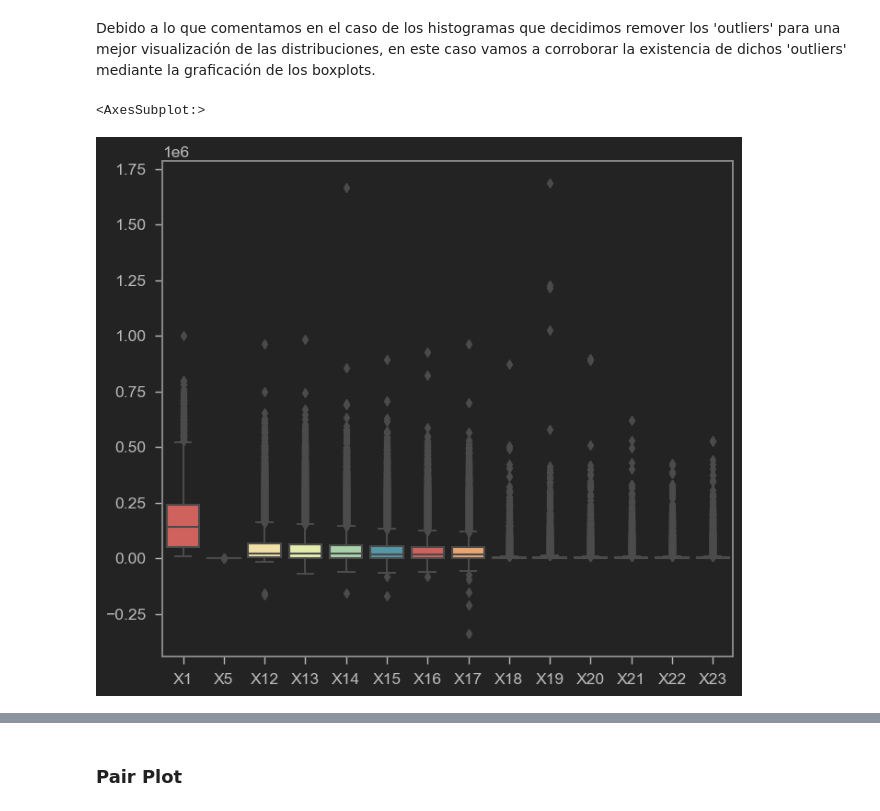
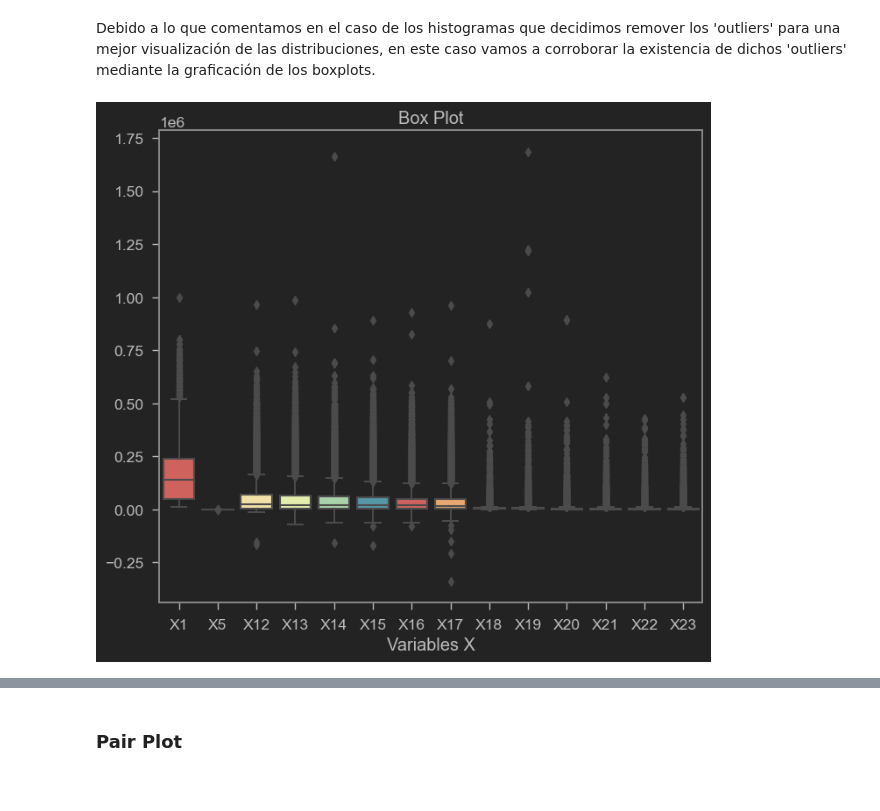
Before and after one commit to PosgradoMNA/actividades-de-aprendizaje-armandoBringas-a01200230, a Jupyter notebook: Activity_week_7/Actividad-6_Visualization/Exploracion_y_visualizacion_de_datos.ipynb, the cells around one changed output, grey strips where cells are left out. Saved outputs shown, nothing was run; the diff lists cells and outputs as text; code cells hidden in the pictures.

```diff
--- a/Activity_week_7/Actividad-6_Visualization/Exploracion_y_visualizacion_de_datos.ipynb
+++ b/Activity_week_7/Actividad-6_Visualization/Exploracion_y_visualizacion_de_datos.ipynb
@@ -489,6 +491,9 @@ Podemos observar en los histogramas que en la mayoría de los casos no se cuenta
 Debido a lo que comentamos en el caso de los histogramas que decidimos remover los 'outliers' para una mejor visualización de las distribuciones, en este caso vamos a corroborar la existencia de dichos 'outliers' mediante la graficación de los boxplots.
 # %%
 sns.boxplot(data=df, palette=sns.color_palette("Spectral"))
+
+plt.title('Box Plot')
+plt.xlabel('Variables X')
+plt.show()
 # %% [output]
-<AxesSubplot:>
-[figure, old version]
+[figure, new version]
```
Also changed, not shown: parts of 13 cells of this notebook, 1 other file.
